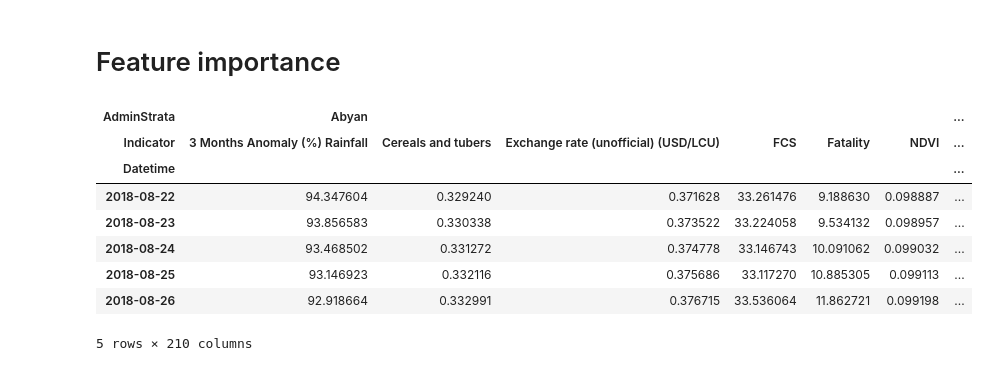
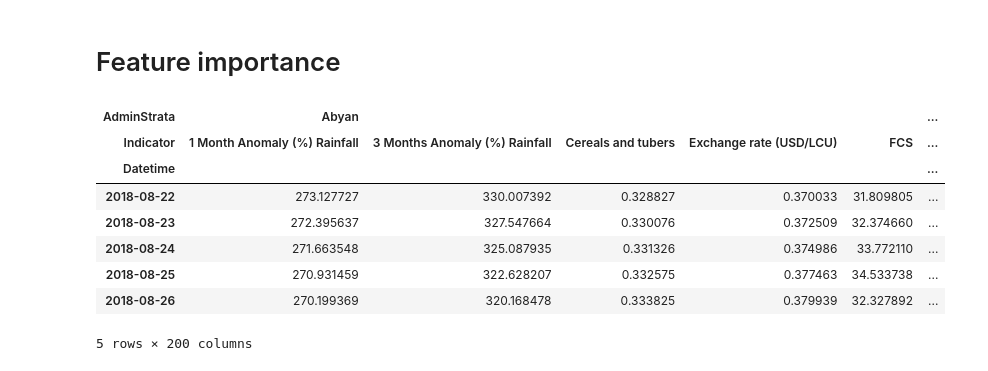
Before and after one commit to pietro-foini/ISI-WFP, a Jupyter notebook: project/Symbolic Transfer Entropy/Causality - Symbolic Transfer Entropy .ipynb, the cells around one changed output. Cells and saved outputs as stored; diff of their text form; code cells hidden in the pictures.

```diff
--- a/project/Symbolic Transfer Entropy/Causality - Symbolic Transfer Entropy .ipynb
+++ b/project/Symbolic Transfer Entropy/Causality - Symbolic Transfer Entropy .ipynb
@@ -11,9 +9,9 @@ PATH_TO_DATA_FOLDER = "../"
+# %%
+PATH_TO_DATA_FOLDER = "../Dataset time-series/"
 # %%
 # Load the dataset.
-df_smooth = pd.read_csv(PATH_TO_DATA_FOLDER + "dataframe_smooth.csv", header = [0, 1], index_col = 0)
-df_smooth.index.name = "Datetime"
-df_smooth.index = pd.to_datetime(df_smooth.index)
+df = pd.read_csv(PATH_TO_DATA_FOLDER + "all_train.csv", header = [0, 1], index_col = 0)
+df.index.name = "Datetime"
+df.index = pd.to_datetime(df.index)
 freq = "D"
-df_smooth.index.freq = freq
-df_smooth.dropna(inplace = True)
-df_smooth
+df.index.freq = freq
@@ -207,17 +201,17 @@ fig.show()
 # %% [markdown]
 # Feature importance
 # %%
-df_feature_importance = df_smooth.copy()
+df_feature_importance = df.copy()
 # Delete static features.
 df_feature_importance = df_feature_importance.drop(columns = ["Lat", "Lon", "Population"], axis = 1, level = 1)
 df_feature_importance.head()
 # %% [output]
-| AdminStrata | Abyan |  |  |  |  |  | ... |
-| Indicator | 3 Months Anomaly (%) Rainfall | Cereals and tubers | Exchange rate (unofficial) (USD/LCU) | FCS | Fatality | NDVI | ... |
-| Datetime |  |  |  |  |  |  | ... |
-| 2018-08-22 | 94.347604 | 0.329240 | 0.371628 | 33.261476 | 9.188630 | 0.098887 | ... |
-| 2018-08-23 | 93.856583 | 0.330338 | 0.373522 | 33.224058 | 9.534132 | 0.098957 | ... |
-| 2018-08-24 | 93.468502 | 0.331272 | 0.374778 | 33.146743 | 10.091062 | 0.099032 | ... |
-| 2018-08-25 | 93.146923 | 0.332116 | 0.375686 | 33.117270 | 10.885305 | 0.099113 | ... |
-| 2018-08-26 | 92.918664 | 0.332991 | 0.376715 | 33.536064 | 11.862721 | 0.099198 | ... |
+| AdminStrata | Abyan |  |  |  |  | ... |
+| Indicator | 1 Month Anomaly (%) Rainfall | 3 Months Anomaly (%) Rainfall | Cereals and tubers | Exchange rate (USD/LCU) | FCS | ... |
+| Datetime |  |  |  |  |  | ... |
+| 2018-08-22 | 273.127727 | 330.007392 | 0.328827 | 0.370033 | 31.809805 | ... |
+| 2018-08-23 | 272.395637 | 327.547664 | 0.330076 | 0.372509 | 32.374660 | ... |
+| 2018-08-24 | 271.663548 | 325.087935 | 0.331326 | 0.374986 | 33.772110 | ... |
+| 2018-08-25 | 270.931459 | 322.628207 | 0.332575 | 0.377463 | 34.533738 | ... |
+| 2018-08-26 | 270.199369 | 320.168478 | 0.333825 | 0.379939 | 32.327892 | ... |
-5 rows × 210 columns
+5 rows × 200 columns
```
Also changed, not shown: parts of 16 cells of this notebook.
